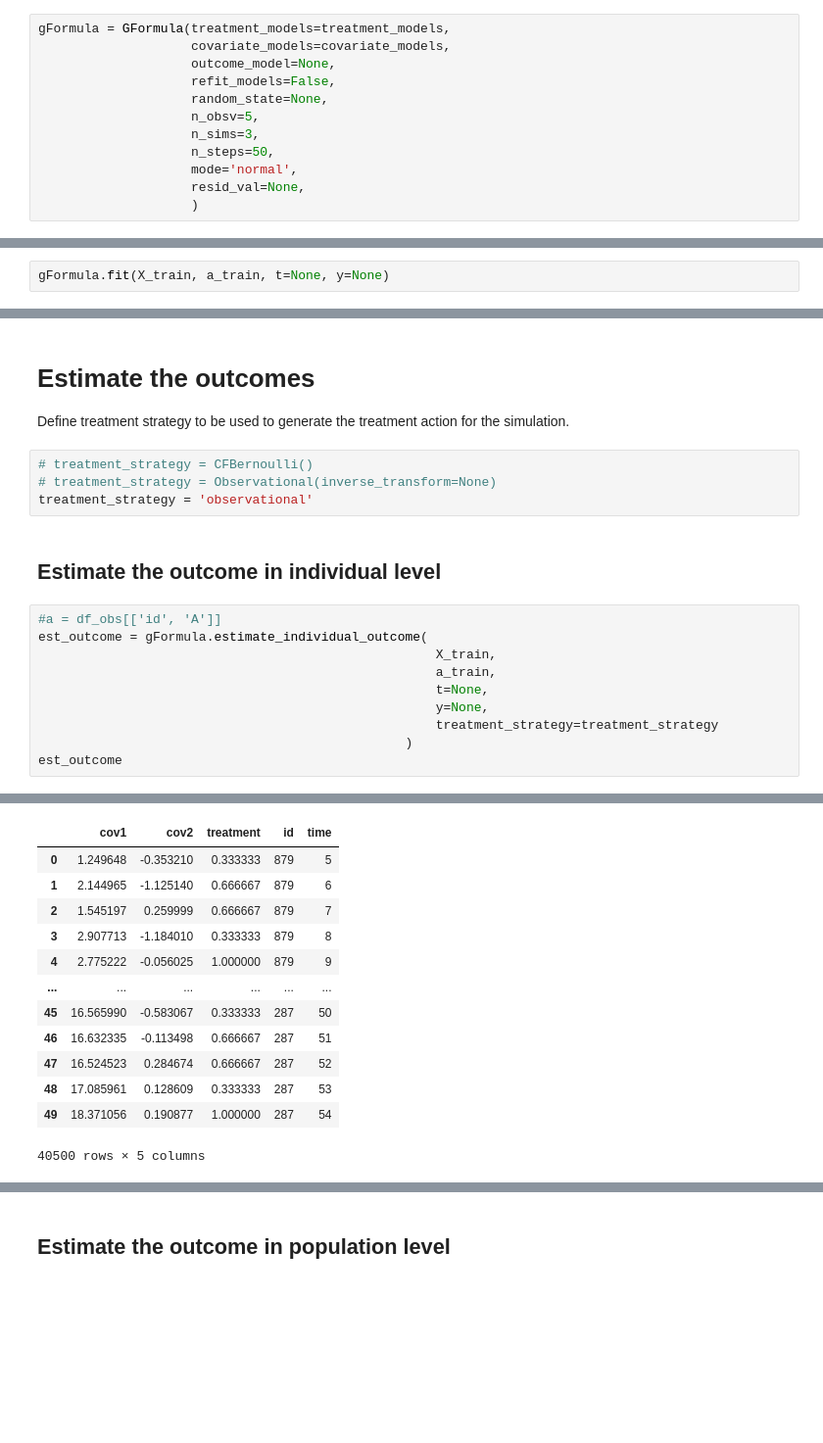
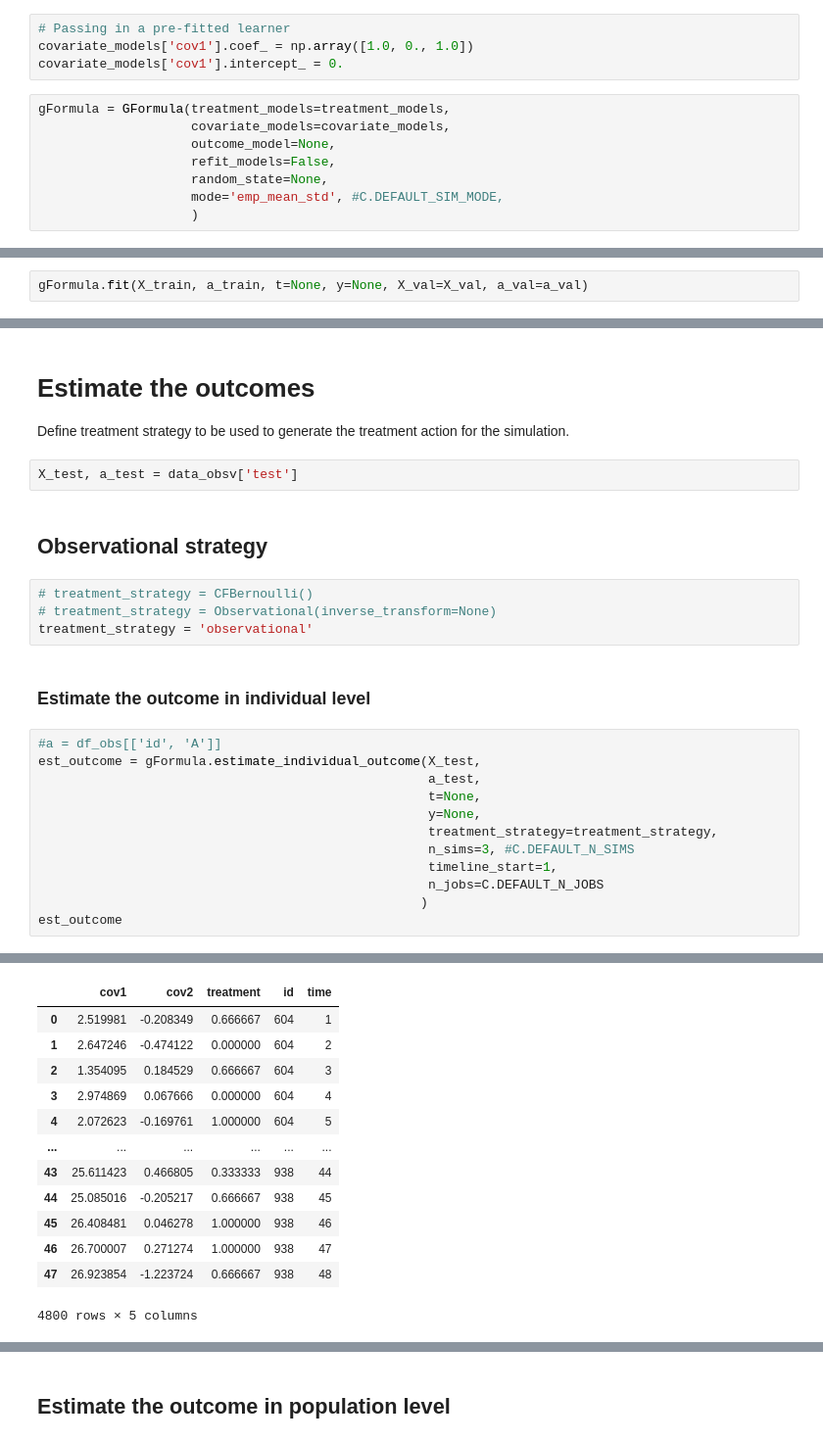
Before and after one commit to pchakraborty1/causallib, a Jupyter notebook: examples/gformula.ipynb, the cells around one changed output, grey strips where cells are left out. Shown: that part at 98% size. Saved outputs shown, nothing was run; the diff lists cells and outputs as text; blank space fills up the shorter version.

```diff
--- a/examples/gformula.ipynb
+++ b/examples/gformula.ipynb
@@ -55,18 +62,18 @@ treatment_models = {
 }
+# %%
+# Passing in a pre-fitted learner
+covariate_models['cov1'].coef_ = np.array([1.0, 0., 1.0])
+covariate_models['cov1'].intercept_ = 0.
 # %%
 gFormula = GFormula(treatment_models=treatment_models,
                     covariate_models=covariate_models,
                     outcome_model=None,
                     refit_models=False,
                     random_state=None,
-                    n_obsv=5,
-                    n_sims=3,
-                    n_steps=50,
-                    mode='normal',
-                    resid_val=None,
+                    mode='emp_mean_std', #C.DEFAULT_SIM_MODE,
                     )
 # %% [markdown]
 # Fit the covariate and treatment models prior to estimate the outcome
 # %%
-gFormula.fit(X_train, a_train, t=None, y=None)
+gFormula.fit(X_train, a_train, t=None, y=None, X_val=X_val, a_val=a_val)
 # %% [output]
@@ -74,21 +89,27 @@ GFormula(covariate_models={'cov1': LinearRegression(), 'cov2': LinearRegression(
 # %% [markdown]
 # Estimate the outcomes
 Define treatment strategy to be used to generate the treatment action for the simulation.
+# %%
+X_test, a_test = data_obsv['test']
+# %% [markdown]
+## Observational strategy
 # %%
 # treatment_strategy = CFBernoulli()
 # treatment_strategy = Observational(inverse_transform=None)
 treatment_strategy = 'observational'
 # %% [markdown]
-## Estimate the outcome in individual level
+### Estimate the outcome in individual level
 # %%
 #a = df_obs[['id', 'A']]
-est_outcome = gFormula.estimate_individual_outcome(
-                                                    X_train,
-                                                    a_train,
-                                                    t=None,
-                                                    y=None,
-                                                    treatment_strategy=treatment_strategy
-                                                )
+est_outcome = gFormula.estimate_individual_outcome(X_test,
+                                                   a_test,
+                                                   t=None,
+                                                   y=None,
+                                                   treatment_strategy=treatment_strategy,
+                                                   n_sims=3, #C.DEFAULT_N_SIMS
+                                                   timeline_start=1,
+                                                   n_jobs=C.DEFAULT_N_JOBS
+                                                  )
 est_outcome
 # %% [output]
 [Parallel(n_jobs=10)]: Using backend LokyBackend with 10 concurrent workers.
@@ -111,13 +126,13 @@ est_outcome
 |  | cov1 | cov2 | treatment | id | time |
-| 0 | 1.249648 | -0.353210 | 0.333333 | 879 | 5 |
-| 1 | 2.144965 | -1.125140 | 0.666667 | 879 | 6 |
-| 2 | 1.545197 | 0.259999 | 0.666667 | 879 | 7 |
-| 3 | 2.907713 | -1.184010 | 0.333333 | 879 | 8 |
-| 4 | 2.775222 | -0.056025 | 1.000000 | 879 | 9 |
+| 0 | 2.519981 | -0.208349 | 0.666667 | 604 | 1 |
+| 1 | 2.647246 | -0.474122 | 0.000000 | 604 | 2 |
+| 2 | 1.354095 | 0.184529 | 0.666667 | 604 | 3 |
+| 3 | 2.974869 | 0.067666 | 0.000000 | 604 | 4 |
+| 4 | 2.072623 | -0.169761 | 1.000000 | 604 | 5 |
 | ... | ... | ... | ... | ... | ... |
-| 45 | 16.565990 | -0.583067 | 0.333333 | 287 | 50 |
-| 46 | 16.632335 | -0.113498 | 0.666667 | 287 | 51 |
-| 47 | 16.524523 | 0.284674 | 0.666667 | 287 | 52 |
-| 48 | 17.085961 | 0.128609 | 0.333333 | 287 | 53 |
-| 49 | 18.371056 | 0.190877 | 1.000000 | 287 | 54 |
+| 43 | 25.611423 | 0.466805 | 0.333333 | 938 | 44 |
+| 44 | 25.085016 | -0.205217 | 0.666667 | 938 | 45 |
+| 45 | 26.408481 | 0.046278 | 1.000000 | 938 | 46 |
+| 46 | 26.700007 | 0.271274 | 1.000000 | 938 | 47 |
+| 47 | 26.923854 | -1.223724 | 0.666667 | 938 | 48 |
-40500 rows × 5 columns
+4800 rows × 5 columns
```
Also changed, not shown: parts of 22 cells of this notebook, 11 other files.
